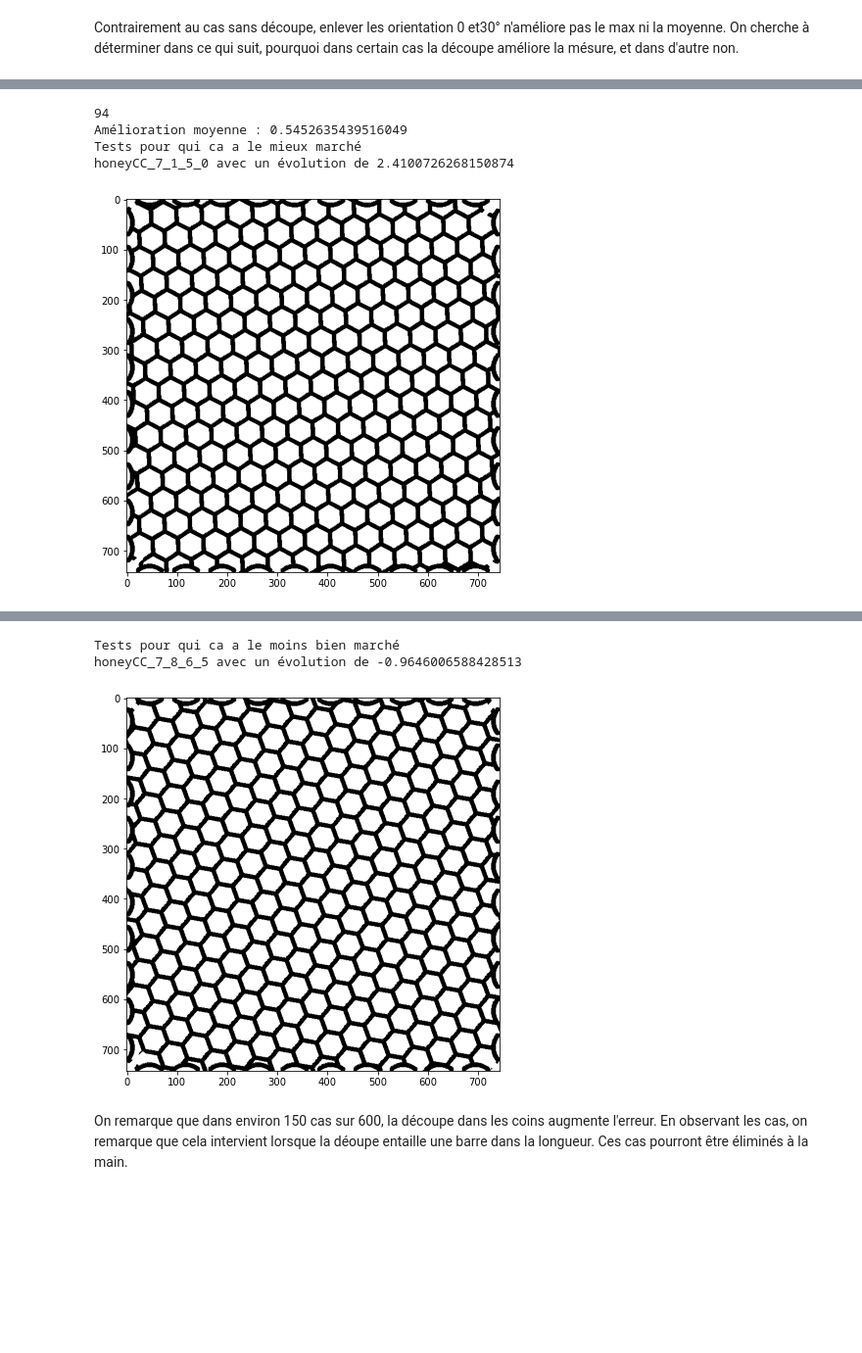
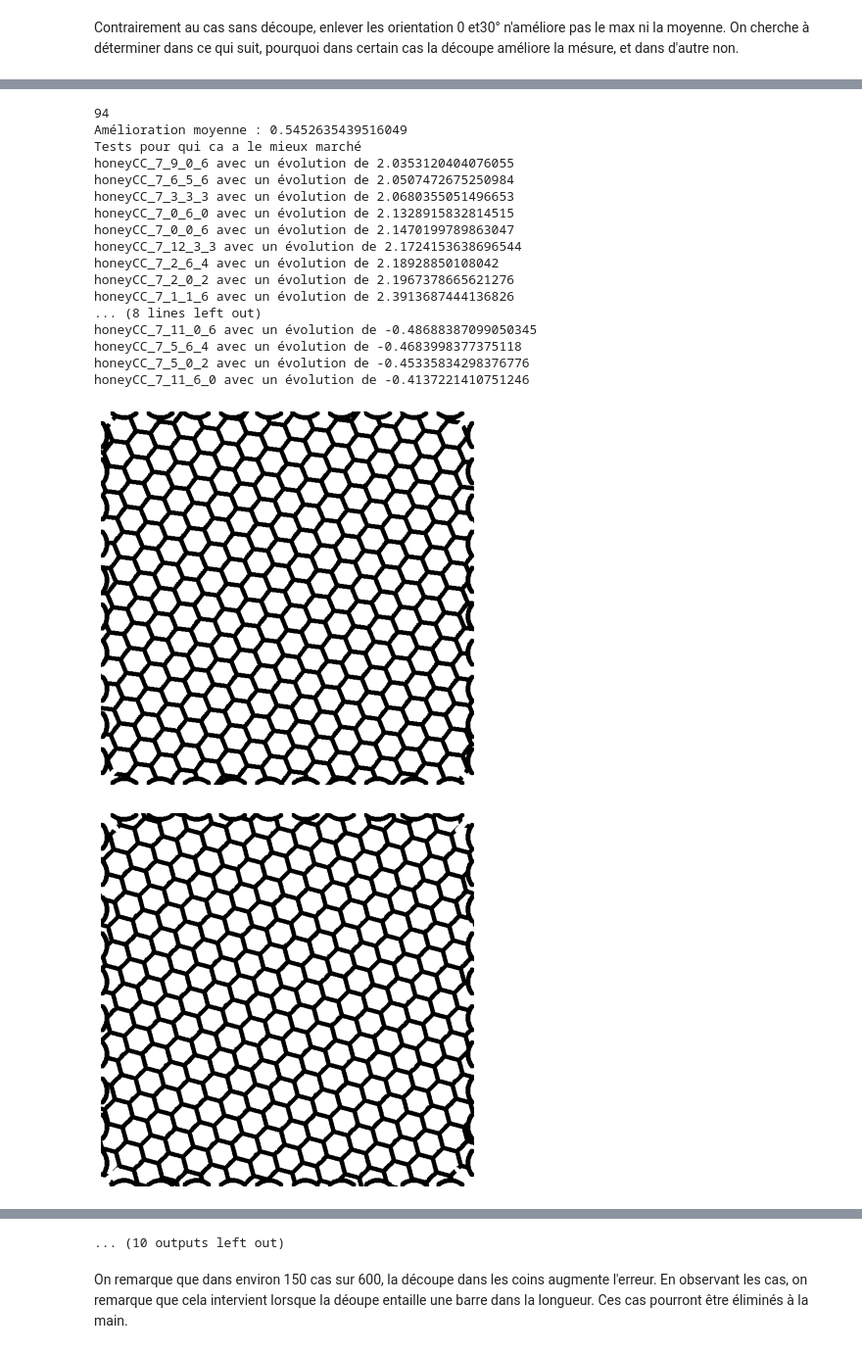
Before and after one commit to h06e/abakubc, a Jupyter notebook: utilities/nida_study.ipynb, the cells around one changed output, grey strips where cells are left out. Shown at 98% size. Saved outputs shown, nothing was run; the diff lists cells and outputs as text; code cells hidden in the pictures; blank space fills up the shorter version.

Commit message:
update jupy images interessantes

```diff
--- a/utilities/nida_study.ipynb
+++ b/utilities/nida_study.ipynb
@@ -31,2 +31,17 @@ Lecture des données réalisée en 0.45682s
 # %% [markdown]
 On commence ici par regarder l'influence du placement et de la taille du motif dans la machine.
+# %%
+names=['honey_10_0_0_0', 'honey_10_0_6_6', 'honey_10_1_6_6','honey_13_0_6_3','honey_7_0_6_6',]
+
+for name in names:
+    print(f'{name} error : {data[name].get_error((0,3)):.2f}')
+    data[name].show_geo()
+    # plt.savefig(f'images/{name}.png')
+    plt.show()
+
+bests = get_best_test(data, (0,3), 10)
+for test in bests:
+    print(f'{test.test_id} error : {test.get_error((0,3)):.2f}')
+    test.show_geo()
+    # plt.savefig(f'images/{test.test_id}.png')
+    plt.show()
@@ -530,33 +556,47 @@ for test_id,test in data_CC.items():
 changes, names=[list(i) for i in zip(*sorted(zip(changes, names)))]
 
 plt.scatter(range(len(changes)), changes,c=changes, cmap='RdYlGn', vmin=min([min(changes),-max(changes)]))
 plt.grid()
 plt.xlabel('Test number')
 plt.ylabel('Variation of the error [%]')
 plt.show()
 
 j=0
 while changes[j]<0:
     j+=1
 print(j)
 
-N=1
+N=10
 print(f'Amélioration moyenne : {np.mean(np.asarray(changes))}')
 print('Tests pour qui ca a le mieux marché')
 for name, val in zip(names[-N:],changes[-N:]):
     print(f'{name} avec un évolution de {val}')
     plt.figure(figsize=(7,7))
     data_CC[name].show_geo()
 
 print('Tests pour qui ca a le moins bien marché')
 for name, val in zip(names[:N],changes[:N]):
     print(f'{name} avec un évolution de {val}')
     plt.figure(figsize=(7,7))
     data_CC[name].show_geo()
 # %% [output]
 [figure]
 94
 Amélioration moyenne : 0.5452635439516049
 Tests pour qui ca a le mieux marché
-honeyCC_7_1_5_0 avec un évolution de 2.4100726268150874
+honeyCC_7_9_0_6 avec un évolution de 2.0353120404076055
+honeyCC_7_6_5_6 avec un évolution de 2.0507472675250984
+honeyCC_7_3_3_3 avec un évolution de 2.0680355051496653
+honeyCC_7_0_6_0 avec un évolution de 2.1328915832814515
+honeyCC_7_0_0_6 avec un évolution de 2.1470199789863047
+honeyCC_7_12_3_3 avec un évolution de 2.1724153638696544
+honeyCC_7_2_6_4 avec un évolution de 2.18928850108042
+honeyCC_7_2_0_2 avec un évolution de 2.1967378665621276
+honeyCC_7_1_1_6 avec un évolution de 2.3913687444136826
+... (8 lines left out)
+honeyCC_7_11_0_6 avec un évolution de -0.48688387099050345
+honeyCC_7_5_6_4 avec un évolution de -0.4683998377375118
+honeyCC_7_5_0_2 avec un évolution de -0.45335834298376776
+honeyCC_7_11_6_0 avec un évolution de -0.4137221410751246
-[figure, old version]
+[figure, new version]
+[figure, new version]
@@ -563,6 +611,4 @@ honeyCC_7_1_5_0 avec un évolution de 2.4100726268150874
-Tests pour qui ca a le moins bien marché
-honeyCC_7_8_6_5 avec un évolution de -0.9646006588428513
+... (10 outputs left out)
-[figure, old version]
 # %% [markdown]
 On remarque que dans environ 150 cas sur 600, la découpe dans les coins augmente l'erreur. En observant les cas, on remarque que cela intervient lorsque la déoupe entaille une barre dans la longueur. Ces cas pourront être éliminés à la main.
 # %% [markdown]
```
Also changed, not shown: parts of 9 cells of this notebook, 24 other files.
